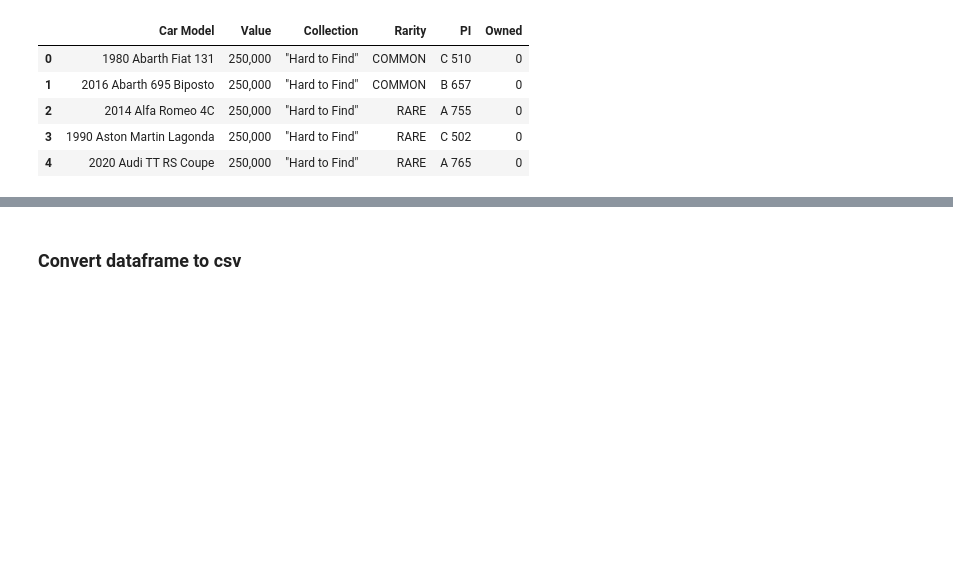
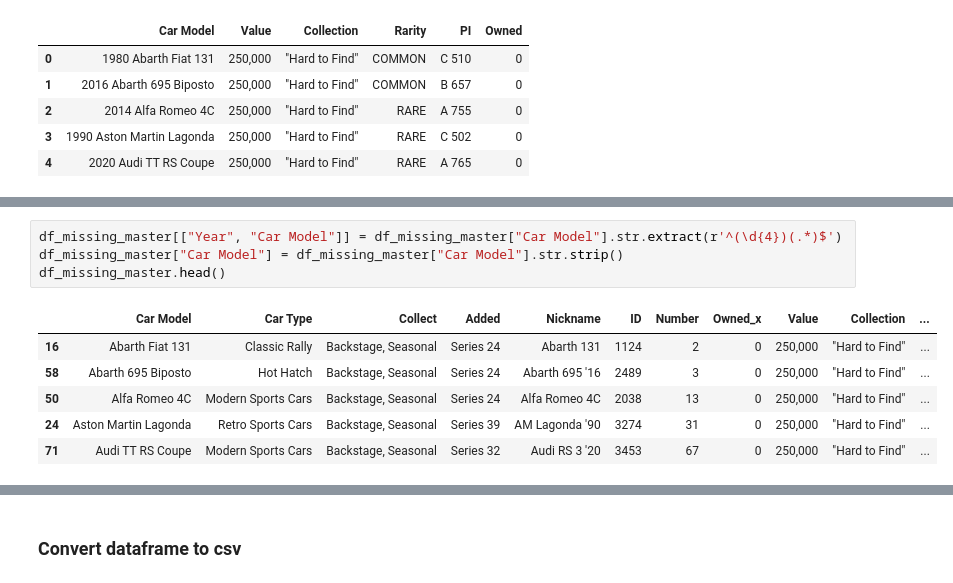
Before and after one commit to iaspidem/fh-cars-list, a Jupyter notebook: fh5-process-ext.ipynb, the cells around one changed output, grey strips where cells are left out. Drawn from its saved outputs; the diff is of its cells as text; blank space fills up the shorter version.

Commit message:
split brand from car model

```diff
--- a/fh5-process-ext.ipynb
+++ b/fh5-process-ext.ipynb
@@ -509,0 +511,11 @@ df_missing_master.head()
+# %%
+df_missing_master[["Year", "Car Model"]] = df_missing_master["Car Model"].str.extract(r'^(\d{4})(.*)$')
+df_missing_master["Car Model"] = df_missing_master["Car Model"].str.strip()
+df_missing_master.head()
+# %% [output]
+|  | Car Model | Car Type | Collect | Added | Nickname | ID | Number | Owned_x | Value | Collection | ... |
+| 16 | Abarth Fiat 131 | Classic Rally | Backstage, Seasonal | Series 24 | Abarth 131 | 1124 | 2 | 0 | 250,000 | "Hard to Find" | ... |
+| 58 | Abarth 695 Biposto | Hot Hatch | Backstage, Seasonal | Series 24 | Abarth 695 '16 | 2489 | 3 | 0 | 250,000 | "Hard to Find" | ... |
+| 50 | Alfa Romeo 4C | Modern Sports Cars | Backstage, Seasonal | Series 24 | Alfa Romeo 4C | 2038 | 13 | 0 | 250,000 | "Hard to Find" | ... |
+| 24 | Aston Martin Lagonda | Retro Sports Cars | Backstage, Seasonal | Series 39 | AM Lagonda '90 | 3274 | 31 | 0 | 250,000 | "Hard to Find" | ... |
+| 71 | Audi TT RS Coupe | Modern Sports Cars | Backstage, Seasonal | Series 32 | Audi RS 3 '20 | 3453 | 67 | 0 | 250,000 | "Hard to Find" | ... |
```
Also changed, not shown: parts of 6 cells of this notebook.
